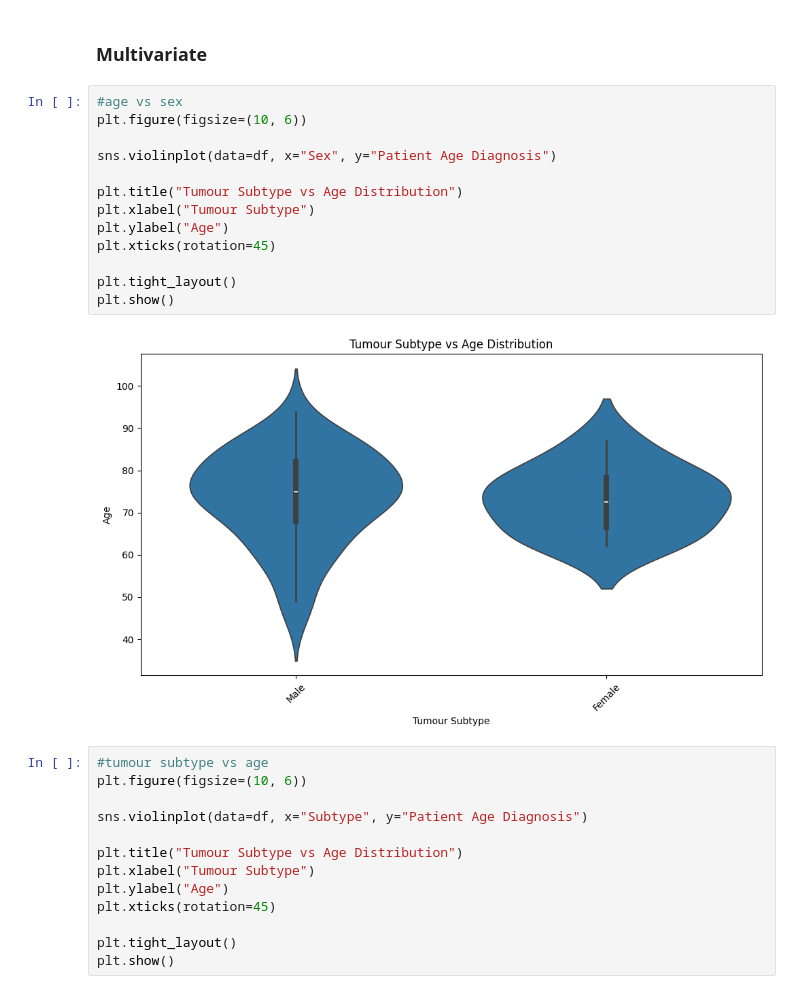
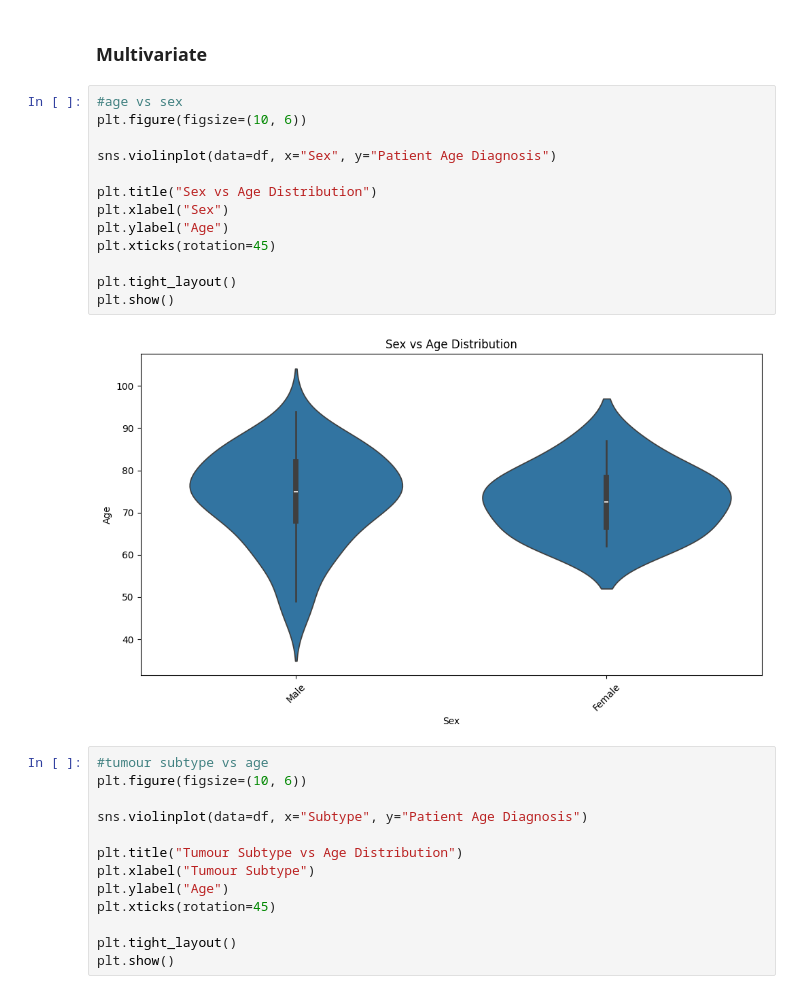
Before and after one commit to sophiasiliu/data-module, a Jupyter notebook: module_plan.ipynb, the cells around one changed output. Cells and saved outputs as stored; diff of their text form.

```diff
--- a/module_plan.ipynb
+++ b/module_plan.ipynb
@@ -178,18 +178,18 @@ plt.show()
 # %%
 #age vs sex
 plt.figure(figsize=(10, 6))
 
 sns.violinplot(data=df, x="Sex", y="Patient Age Diagnosis")
 
-plt.title("Tumour Subtype vs Age Distribution")
-plt.xlabel("Tumour Subtype")
+plt.title("Sex vs Age Distribution")
+plt.xlabel("Sex")
 plt.ylabel("Age")
 plt.xticks(rotation=45)
 
 plt.tight_layout()
 plt.show()
 # %% [output]
-[figure, old version]
+[figure, new version]
 # %%
 #tumour subtype vs age
 plt.figure(figsize=(10, 6))
```
Also changed, not shown: parts of 6 cells of this notebook.
